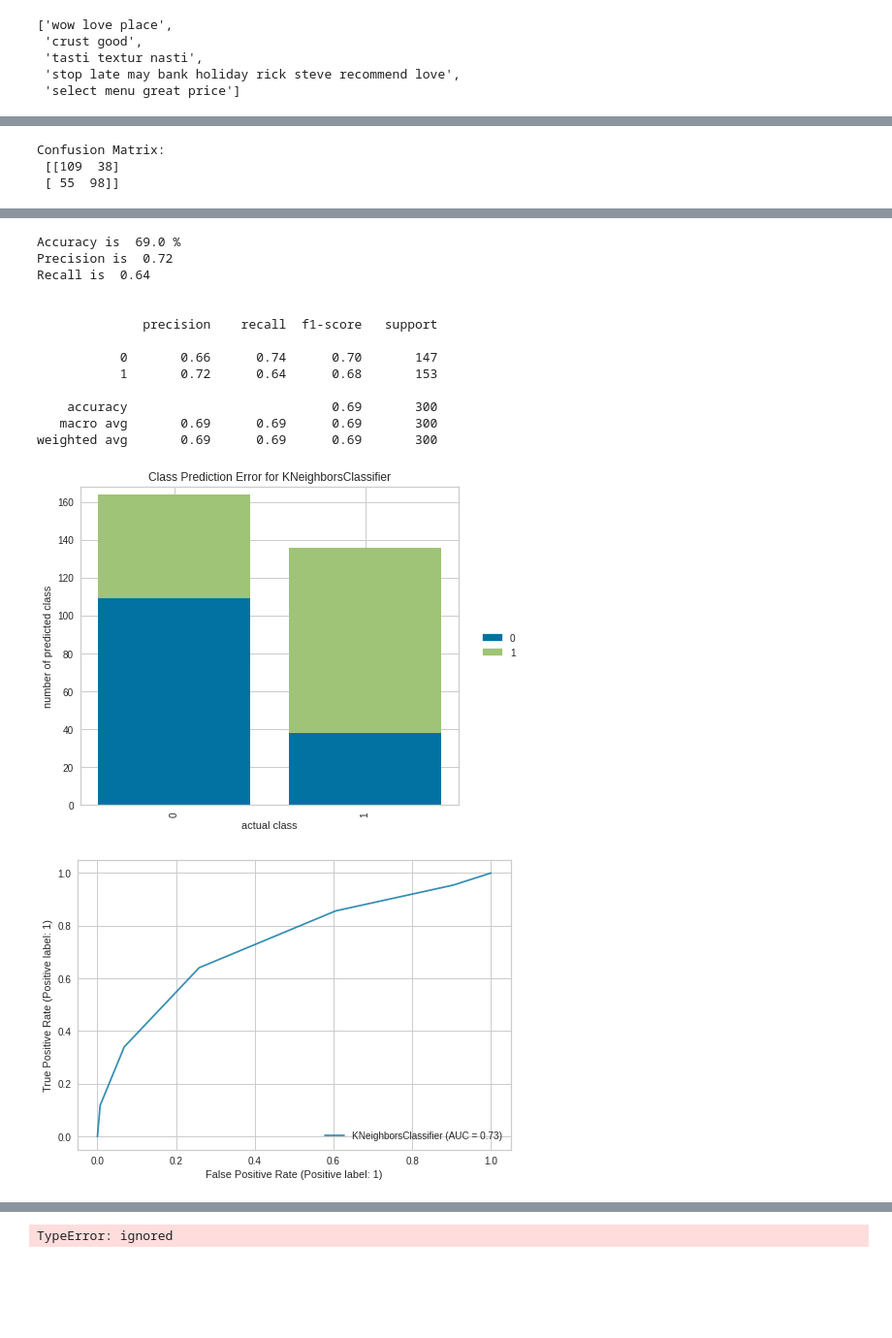
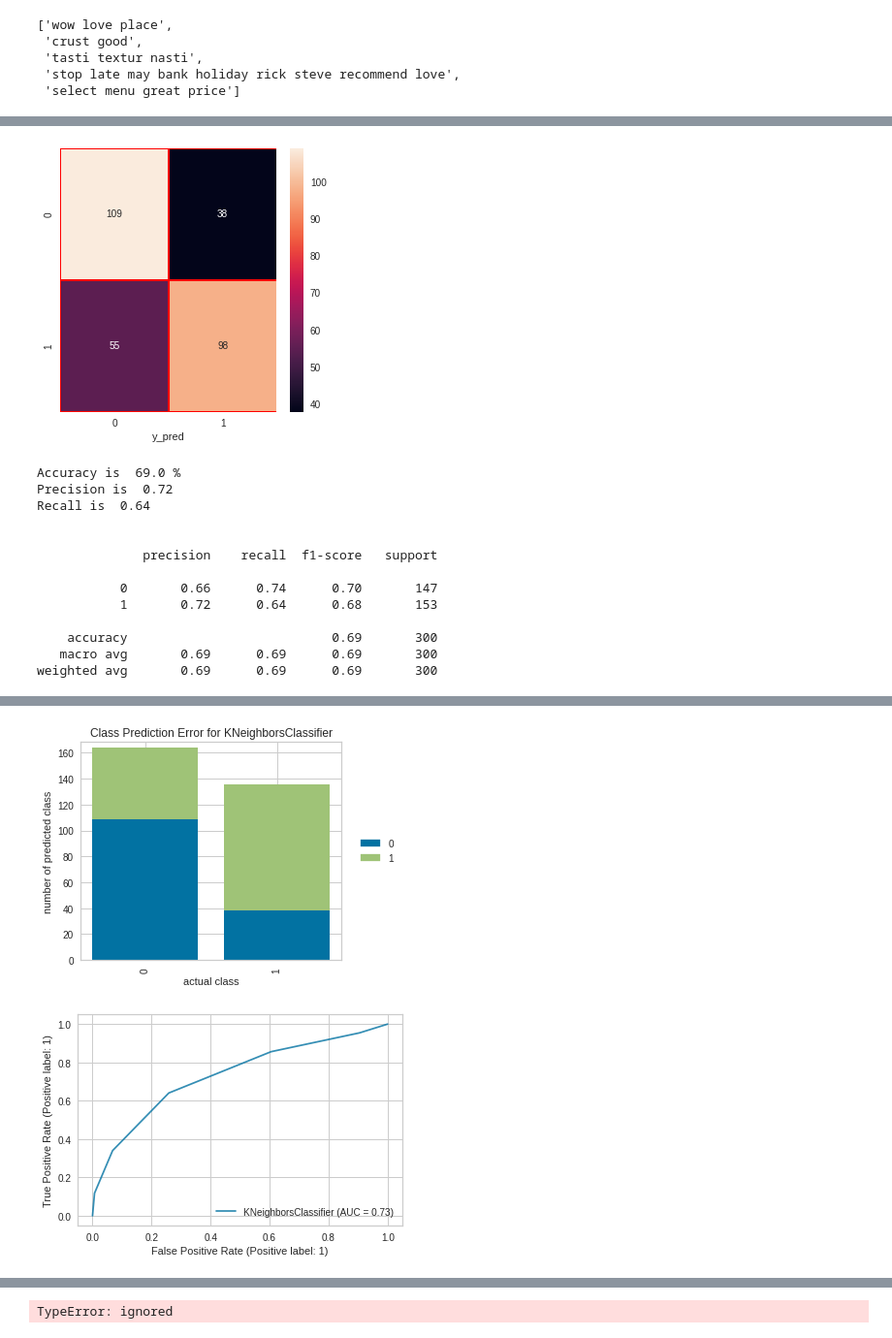
Before and after one commit to Naznin2000/review, a Jupyter notebook: Welcome_To_Colaboratory.ipynb, the cells around one changed output, grey strips where cells are left out. Shown at 97% size. Saved outputs shown, nothing was run; the diff lists cells and outputs as text; code cells hidden in the pictures; blank space fills up the shorter version.

```diff
--- a/Welcome_To_Colaboratory.ipynb
+++ b/Welcome_To_Colaboratory.ipynb
@@ -487,22 +483,23 @@ Recall is  0.82
 # %%
 #KNN
 from sklearn.neighbors import KNeighborsClassifier
-KNN_clf = KNeighborsClassifier(n_neighbors=5)
-KNN_clf.fit(X_train  , y_train)
-y_pred= KNN_clf.predict(X_test)
-# Making the Confusion Matrix
-
-from sklearn.metrics import confusion_matrix
-cm = confusion_matrix(y_test, y_pred)
-print ("Confusion Matrix:\n",cm)
-sns.heatmap(cm,annot=True)
+knn = KNeighborsClassifier(n_neighbors=5)
+knn.fit(X_train  , y_train)
+y_pred= knn.predict(X_test)
+# MNB confusion matrix
+y_pred = knn.predict(X_test)
+y_true = y_test
+cm = confusion_matrix (y_true,y_pred)
+f, ax =plt.subplots(figsize=(5,5))
+sns.heatmap(cm,annot=True,linewidths=0.5,linecolor="red",fmt=".0f",ax=ax)
+plt.xlabel("y_pred")
+#plt.ylabel("y_true")
 plt.show()
-
-score1 = accuracy_score(y_test,y_pred)
+knn_accuracy = accuracy_score(y_test,y_pred)
 score2 = precision_score(y_test,y_pred)
 score3= recall_score(y_test,y_pred)
 print("\n")
-print("Accuracy is ",round(score1*100,2),"%")
+print("Accuracy is ",round(knn_accuracy*100,2),"%")
 print("Precision is ",round(score2,2))
 print("Recall is ",round(score3,2))
 
@@ -535,6 +532,17 @@ knn_disp = RocCurveDisplay.from_estimator(knn, X_test, y_test, ax=ax, alpha=0.8)
 #dtc_disp.plot(ax=ax, alpha=0.8)
 plt.show()
 # %% [output]
+[figure, new version]
-Confusion Matrix:
- [[109  38]
- [ 55  98]]
+Accuracy is  69.0 %
+Precision is  0.72
+Recall is  0.64
+
+
+              precision    recall  f1-score   support
+
+           0       0.66      0.74      0.70       147
+           1       0.72      0.64      0.68       153
+
+    accuracy                           0.69       300
+   macro avg       0.69      0.69      0.69       300
+weighted avg       0.69      0.69      0.69       300
@@ -542,18 +549,5 @@ Confusion Matrix:
-Accuracy is  69.0 %
-Precision is  0.72
-Recall is  0.64
-
-
-              precision    recall  f1-score   support
-
-           0       0.66      0.74      0.70       147
-           1       0.72      0.64      0.68       153
-
-    accuracy                           0.69       300
-   macro avg       0.69      0.69      0.69       300
-weighted avg       0.69      0.69      0.69       300
-[figure, old version]
+[figure, new version]
-[figure, old version]
+[figure, new version]
 # %%
 #Decision Tree
 # import DecisionTreeClassifier
```
Also changed, not shown: parts of 15 cells of this notebook.
